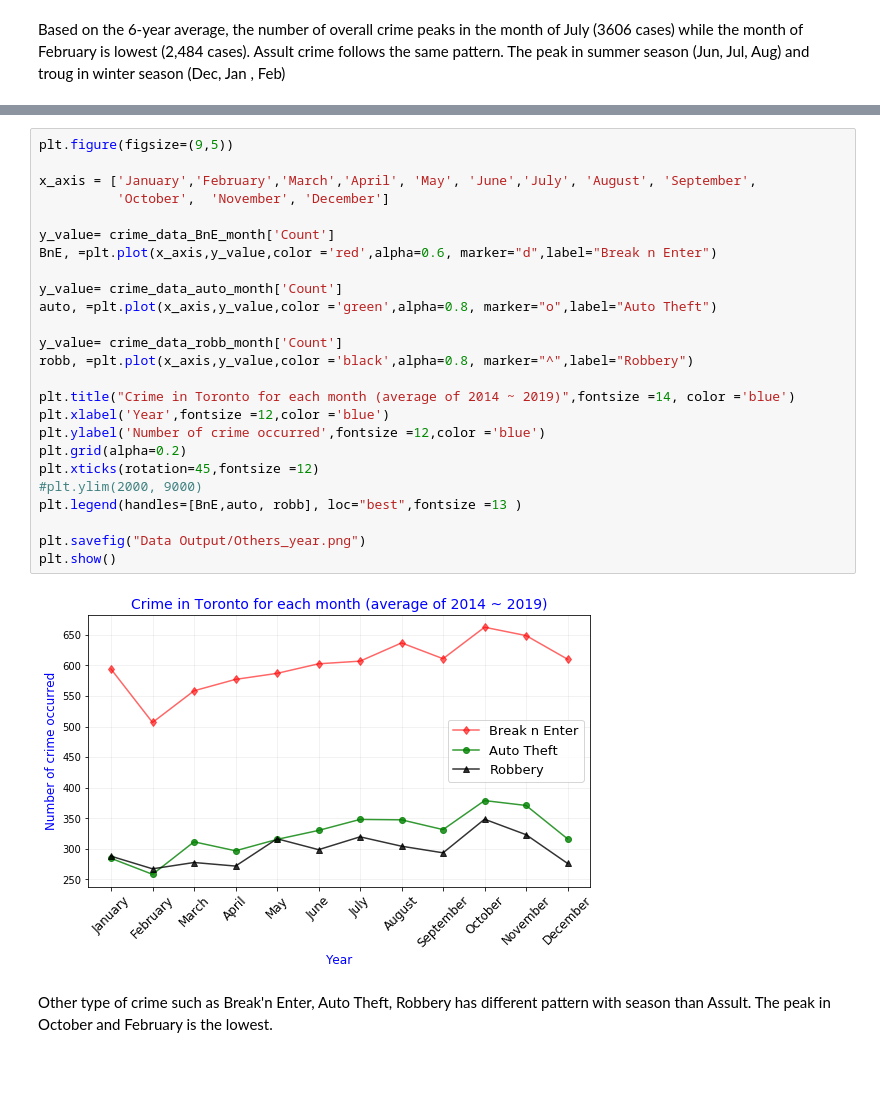
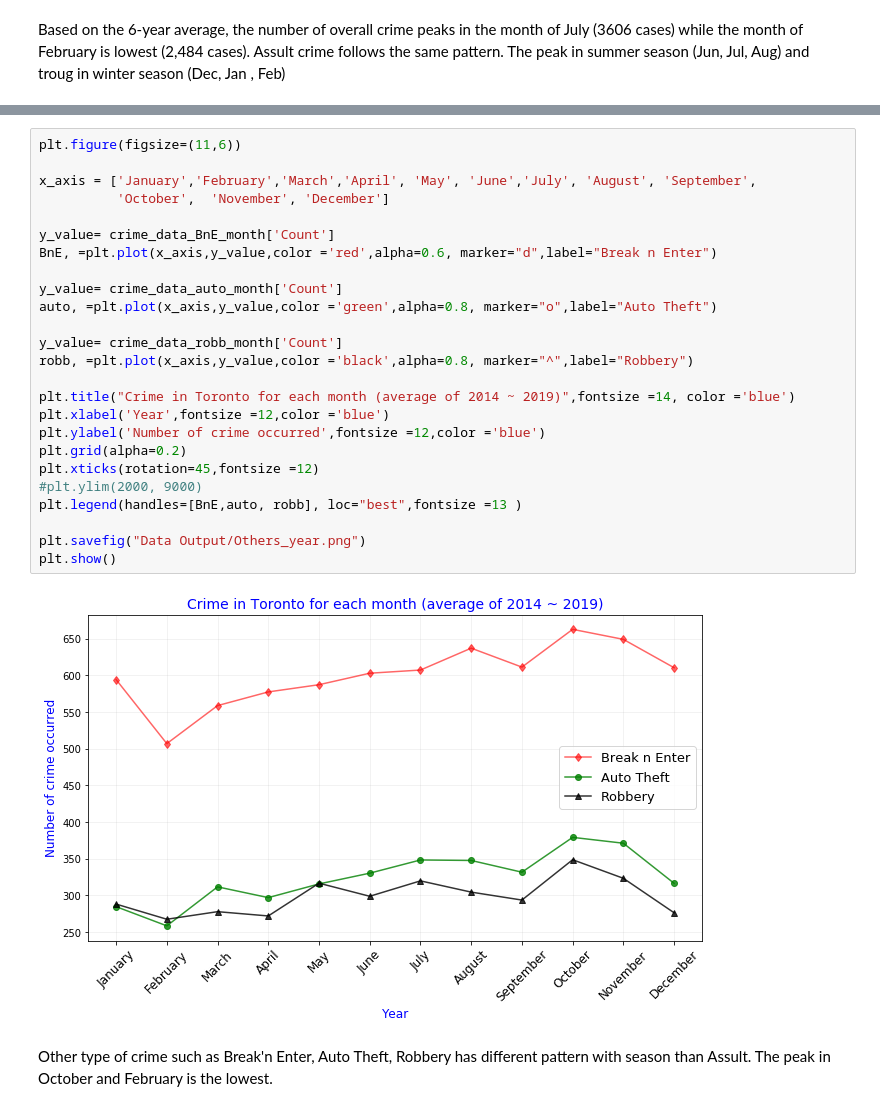
Before and after one commit to neha-nayeem/Project-01, a Jupyter notebook: Q4_Jaehong.ipynb, the cells around one changed output, grey strips where cells are left out. Saved outputs shown, nothing was run; the diff lists cells and outputs as text; blank space fills up the shorter version.

```diff
--- a/Q4_Jaehong.ipynb
+++ b/Q4_Jaehong.ipynb
@@ -266,32 +259,32 @@ cats=['January','February','March','April', 'May','June','July','August', 'Septe
 crime_data_robb_month.index = pd.CategoricalIndex(crime_data_robb_month.index, categories=cats,ordered=True)
 crime_data_robb_month = crime_data_robb_month.sort_index()
 # %%
-plt.figure(figsize=(9,5))
+plt.figure(figsize=(11,6))
 
 x_axis = ['January','February','March','April', 'May', 'June','July', 'August', 'September',
           'October',  'November', 'December']
 
 y_value= crime_data_BnE_month['Count']
 BnE, =plt.plot(x_axis,y_value,color ='red',alpha=0.6, marker="d",label="Break n Enter")
 
 y_value= crime_data_auto_month['Count']
 auto, =plt.plot(x_axis,y_value,color ='green',alpha=0.8, marker="o",label="Auto Theft")
 
 y_value= crime_data_robb_month['Count']
 robb, =plt.plot(x_axis,y_value,color ='black',alpha=0.8, marker="^",label="Robbery")
 
 plt.title("Crime in Toronto for each month (average of 2014 ~ 2019)",fontsize =14, color ='blue')
 plt.xlabel('Year',fontsize =12,color ='blue')
 plt.ylabel('Number of crime occurred',fontsize =12,color ='blue')
 plt.grid(alpha=0.2)
 plt.xticks(rotation=45,fontsize =12)
 #plt.ylim(2000, 9000)
 plt.legend(handles=[BnE,auto, robb], loc="best",fontsize =13 )
 
 plt.savefig("Data Output/Others_year.png")
 plt.show()
 # %% [output]
-[figure, old version]
+[figure, new version]
 # %% [markdown]
 Other type of crime such as Break'n Enter, Auto Theft, Robbery has different pattern with season than Assult. The peak in October and February is the lowest.
 # %%
```
Also changed, not shown: parts of 19 cells of this notebook, 5 other files.
